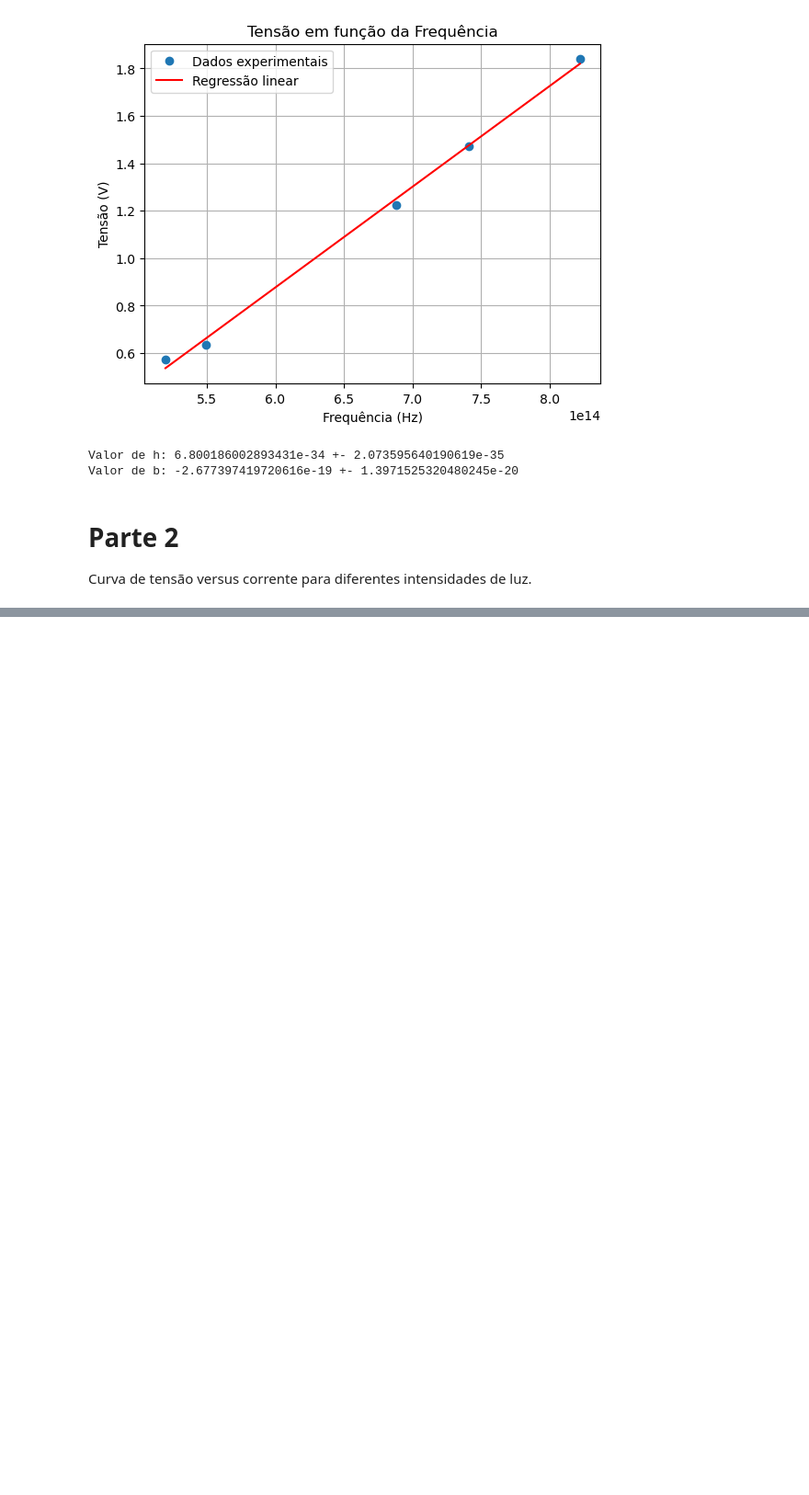
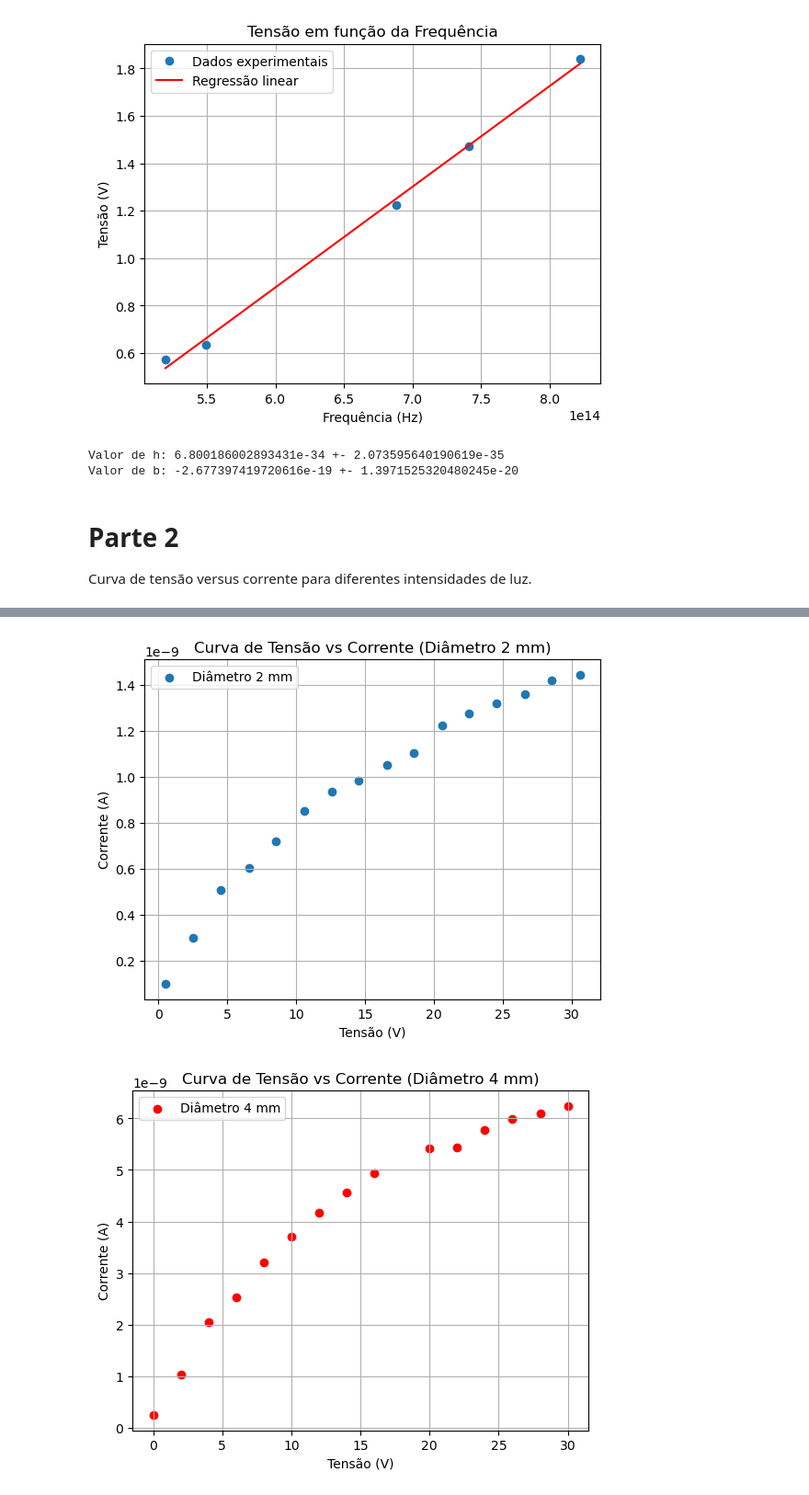
Before and after one commit to PedroAzara/pratica-efeito-fotoeletrico, a Jupyter notebook: calculos.ipynb, the cells around one changed output, grey strips where cells are left out. Shown at 92% size. Cells and saved outputs as stored; diff of their text form; code cells hidden in the pictures; blank space fills up the shorter version.

```diff
--- a/calculos.ipynb
+++ b/calculos.ipynb
@@ -63,0 +137,30 @@ Curva de tensão versus corrente para diferentes intensidades de luz.
+# %%
+# Gráfico para a Tabela (a): λ = 436 nm, diâmetro de 2 mm
+plt.scatter(df_a['V (V)'], df_a['i (A)'], label='Diâmetro 2 mm')
+plt.xlabel('Tensão (V)')
+plt.ylabel('Corrente (A)')
+plt.title('Curva de Tensão vs Corrente (Diâmetro 2 mm)')
+plt.legend()
+plt.grid(True)
+plt.show()
+
+# Gráfico para a Tabela (b): λ = 436 nm, diâmetro de 4 mm
+plt.scatter(df_b['V (V)'], df_b['i (A)'], label='Diâmetro 4 mm', color='red')
+plt.xlabel('Tensão (V)')
+plt.ylabel('Corrente (A)')
+plt.title('Curva de Tensão vs Corrente (Diâmetro 4 mm)')
+plt.legend()
+plt.grid(True)
+plt.show()
+
+# Gráfico para a Tabela (c): λ = 436 nm, diâmetro de 8 mm
+plt.scatter(df_c['V (V)'], df_c['i (A)'], label='Diâmetro 8 mm', color='green')
+plt.xlabel('Tensão (V)')
+plt.ylabel('Corrente (A)')
+plt.title('Curva de Tensão vs Corrente (Diâmetro 8 mm)')
+plt.legend()
+plt.grid(True)
+plt.show()
+# %% [output]
+[figure, added]
+[figure, added]
```
Also changed, not shown: parts of 6 cells of this notebook.
